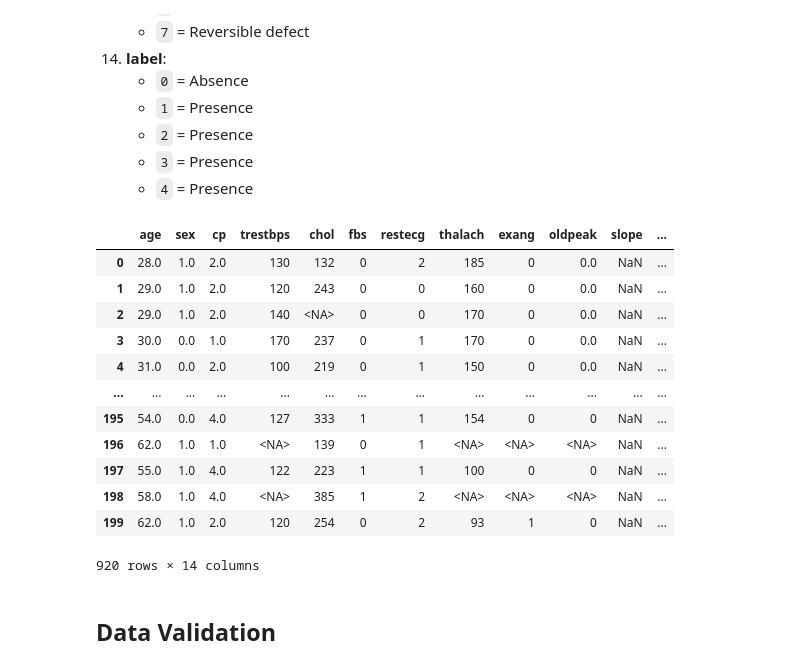
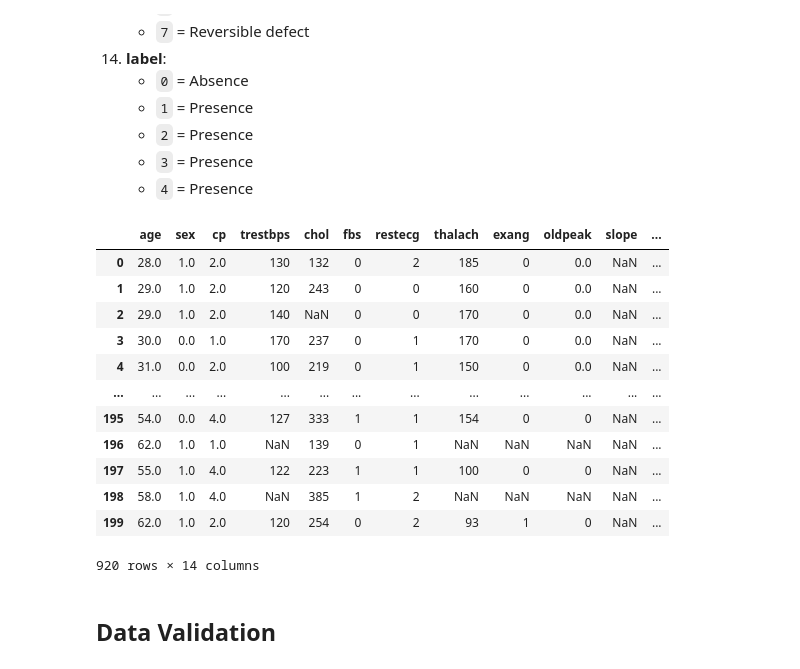
Before and after one commit to UBC-MDS/Heart_Disease_group7, a Jupyter notebook: analysis.ipynb, the cells around one changed output. Saved outputs shown, nothing was run; the diff lists cells and outputs as text; code cells hidden in the pictures.

```diff
--- a/analysis.ipynb
+++ b/analysis.ipynb
@@ -87,29 +87,29 @@ columns = ['age','sex', 'cp', 'trestbps', 'chol', 'fbs', 'restecg', 'thalach', '
 # %%
 file_path_hungarian = 'data/processed.hungarian.data'
 file_path_switzerland = 'data/processed.switzerland.data'
 file_path_cleveland = 'data/processed.cleveland.data'
 file_path_va = 'data/processed.va.data'
 hungary_df = pd.read_csv(file_path_hungarian,index_col=False, names = columns)
 swiss_df = pd.read_csv(file_path_switzerland,index_col=False, names = columns)
 cleveland_df = pd.read_csv(file_path_cleveland,index_col=False, names = columns)
 va_df = pd.read_csv(file_path_va,index_col=False, names = columns)
 
 # Combine the four dataset into one consolidated set
 combined_df = pd.concat([hungary_df, swiss_df, cleveland_df, va_df], axis = 0)
-combined_df.replace("?", pd.NA, inplace = True)
+combined_df.replace("?", np.nan, inplace = True)
 combined_df
 # %% [output]
 |  | age | sex | cp | trestbps | chol | fbs | restecg | thalach | exang | oldpeak | slope | ... |
 | 0 | 28.0 | 1.0 | 2.0 | 130 | 132 | 0 | 2 | 185 | 0 | 0.0 | NaN | ... |
 | 1 | 29.0 | 1.0 | 2.0 | 120 | 243 | 0 | 0 | 160 | 0 | 0.0 | NaN | ... |
-| 2 | 29.0 | 1.0 | 2.0 | 140 | <NA> | 0 | 0 | 170 | 0 | 0.0 | NaN | ... |
+| 2 | 29.0 | 1.0 | 2.0 | 140 | NaN | 0 | 0 | 170 | 0 | 0.0 | NaN | ... |
 | 3 | 30.0 | 0.0 | 1.0 | 170 | 237 | 0 | 1 | 170 | 0 | 0.0 | NaN | ... |
 | 4 | 31.0 | 0.0 | 2.0 | 100 | 219 | 0 | 1 | 150 | 0 | 0.0 | NaN | ... |
 | ... | ... | ... | ... | ... | ... | ... | ... | ... | ... | ... | ... | ... |
 | 195 | 54.0 | 0.0 | 4.0 | 127 | 333 | 1 | 1 | 154 | 0 | 0 | NaN | ... |
-| 196 | 62.0 | 1.0 | 1.0 | <NA> | 139 | 0 | 1 | <NA> | <NA> | <NA> | NaN | ... |
+| 196 | 62.0 | 1.0 | 1.0 | NaN | 139 | 0 | 1 | NaN | NaN | NaN | NaN | ... |
 | 197 | 55.0 | 1.0 | 4.0 | 122 | 223 | 1 | 1 | 100 | 0 | 0 | NaN | ... |
-| 198 | 58.0 | 1.0 | 4.0 | <NA> | 385 | 1 | 2 | <NA> | <NA> | <NA> | NaN | ... |
+| 198 | 58.0 | 1.0 | 4.0 | NaN | 385 | 1 | 2 | NaN | NaN | NaN | NaN | ... |
 | 199 | 62.0 | 1.0 | 2.0 | 120 | 254 | 0 | 2 | 93 | 1 | 0 | NaN | ... |
 920 rows × 14 columns
 # %% [markdown]
```
Also changed, not shown: parts of 9 cells of this notebook, 1 other file.
